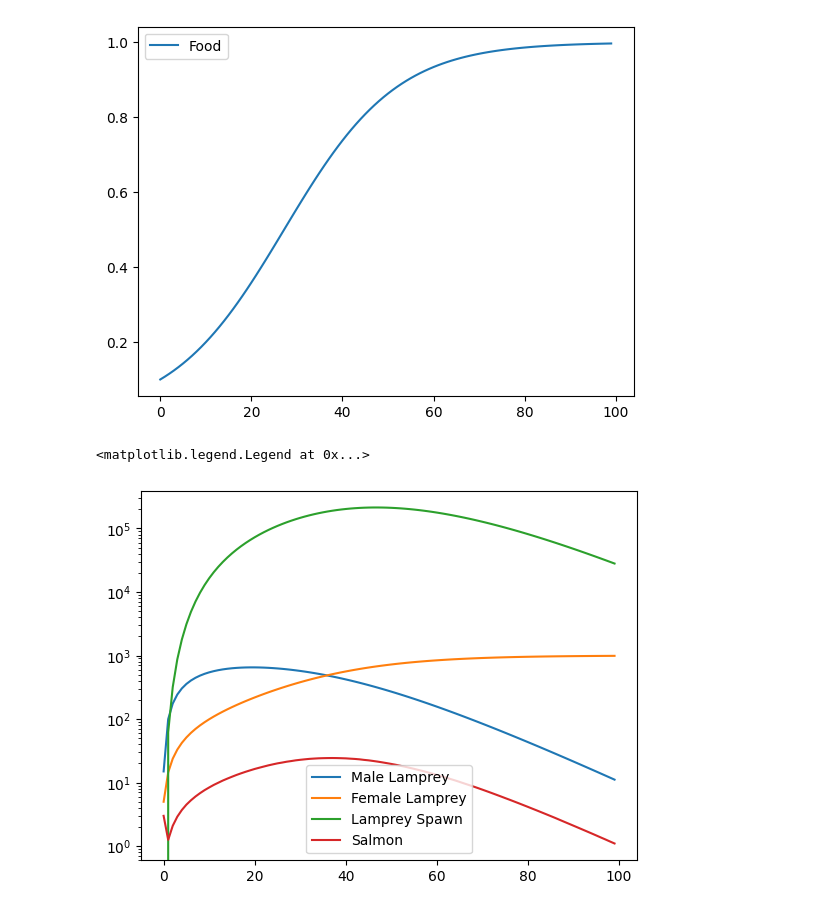
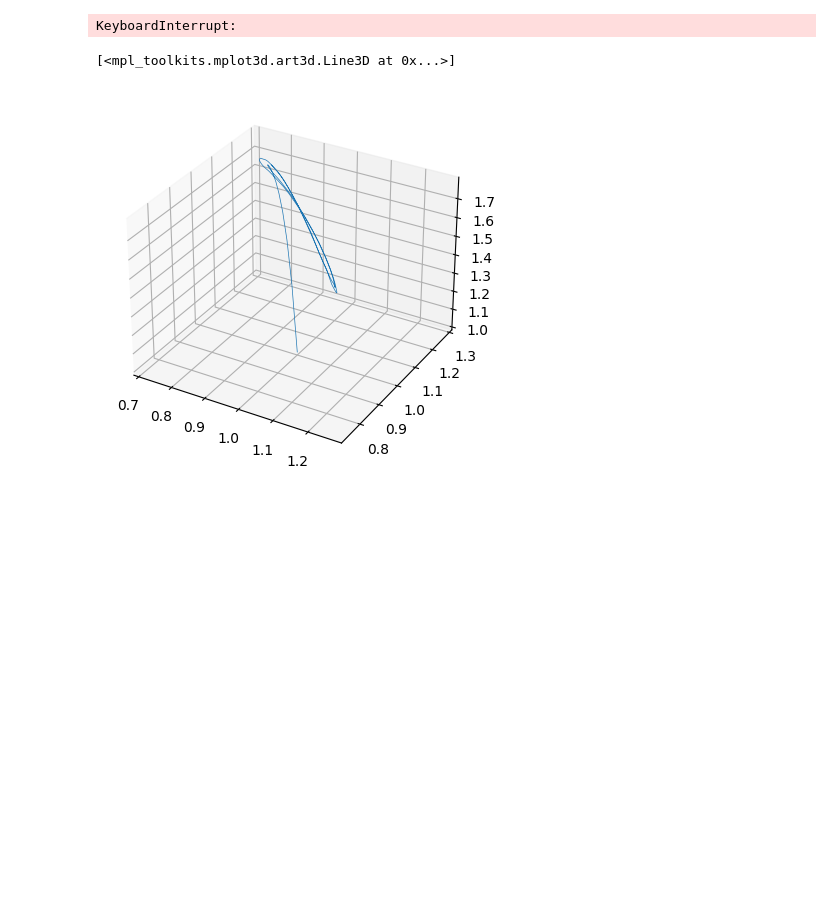
Before and after one commit to AlexanderNez/MCM_2024, a Jupyter notebook: food_dynamics.ipynb, the cells around one changed output. Cells and saved outputs as stored; diff of their text form; code cells hidden in the pictures; blank space fills up the shorter version.

Commit message:
new file:   LogisticGrowth.ipynb 	modified:   MCM_2024.code-workspace 	new file:   Total_Fish_Growth.ipynb 	modified:   food_dynamics.ipynb

```diff
--- a/food_dynamics.ipynb
+++ b/food_dynamics.ipynb
@@ -2,49 +2,67 @@
 import numpy as np
 import matplotlib.pyplot as plt
 from scipy.integrate import solve_ivp
+from mpl_toolkits.mplot3d import Axes3D
 
-y0 = [0.1,15,5,0,3]
+
+y0 = [1,1,1,1]
 t = [0,100]
+
+def food(t):
+    return 0.5 * np.abs(np.cos(2*np.pi/100 * t)) + 0.2
+    #return 0.5
 
 par = {
 'r' : 0.08,
 'k' : 1,
-'mu': 0.1,
+'mu': 0.01,
 'gamma':100,
-'alpha':0.1,
-'sigma':0.1,
-'SGR':0.4
+'alpha':0.9,
+'F':food
 }
 
 def LV(t,y,par):
-    F,Lm,Lf,L,S = y
+    Lm,Lf,L,P = y
 
-    dF = par['r'] * F*(1-F/par['k'])
+    #dLm = 0.2 *(1-par['F'](int(t))) - 0.1 * Lm #Change in male lamprey
 
-    dLm = par['gamma'] * (1-F)  - par['mu'] * Lm #Change in male lamprey
+    dLm = 0.2 * L - 0.1 * Lm #Change in male lamprey
 
-    dLf = par['gamma'] * F - par['mu'] * Lf #Change in female lamprey
+    dLf = 0.2* L  - 0.1 * Lf #Change in female lamprey
 
-    dL = par['alpha']  * Lm * Lf - par['mu'] * L
+    dL = par['alpha'] * Lm * Lf - 0.5 * L #Change in lamprey spawn
 
-    dS = par['sigma'] * Lm * Lf - par['mu'] * S - (Lm + Lf) * S
+    dP = 0.4* P - 0.25 * (Lm + Lf) * P - 0.1 * P #change in prey fish
 
-    return np.array([dF,dLm,dLf,dL,dS])
+    return np.array([dLm,dLf,dL,dP])
 
-sol = solve_ivp(fun=lambda t,y :LV(t,y,par),t_span=t,y0=y0,t_eval=np.linspace(0,100,100))
+sol = solve_ivp(fun=lambda t,y :LV(t,y,par),t_span=t,y0=y0,t_eval=np.linspace(0,t[1],t[1]))
 
-labels = ['Food','Male Lamprey','Female Lamprey','Lamprey Spawn','Salmon']
+labels = ['Male Lamprey','Female Lamprey','Lamprey Spawn','Prey Fish']
 
-plt.plot(sol.y[0,:],label = "Food")
-plt.legend()
-plt.show()
-
-for i in range(1,5):
+for i in range(0,3):
     plt.plot(sol.y[i,:],label = labels[i])
 
 plt.yscale('log')
 plt.legend()
+plt.show()
+
+plt.plot(sol.y[3,:],label = labels[3])
+plt.yscale('log')
+plt.legend()
+plt.show()
+
+plt.plot(sol.y[0,:] + sol.y[1,:],label = "Total Adult Lamprey Population")
+plt.yscale('log')
+plt.legend()
+plt.show()
 # %% [output]
-[figure, removed]
-<matplotlib.legend.Legend at 0x...>
+KeyboardInterrupt:
-[figure, removed]
+# %%
+fig = plt.figure()
+ax = plt.axes(projection='3d')
+
+ax.plot(sol.y[0,:],sol.y[1,:],sol.y[2,:],linewidth=0.5)
+# %% [output]
+[<mpl_toolkits.mplot3d.art3d.Line3D at 0x...>]
+[figure, added]
```
Also changed, not shown: parts of 1 cell of this notebook, 3 other files.
